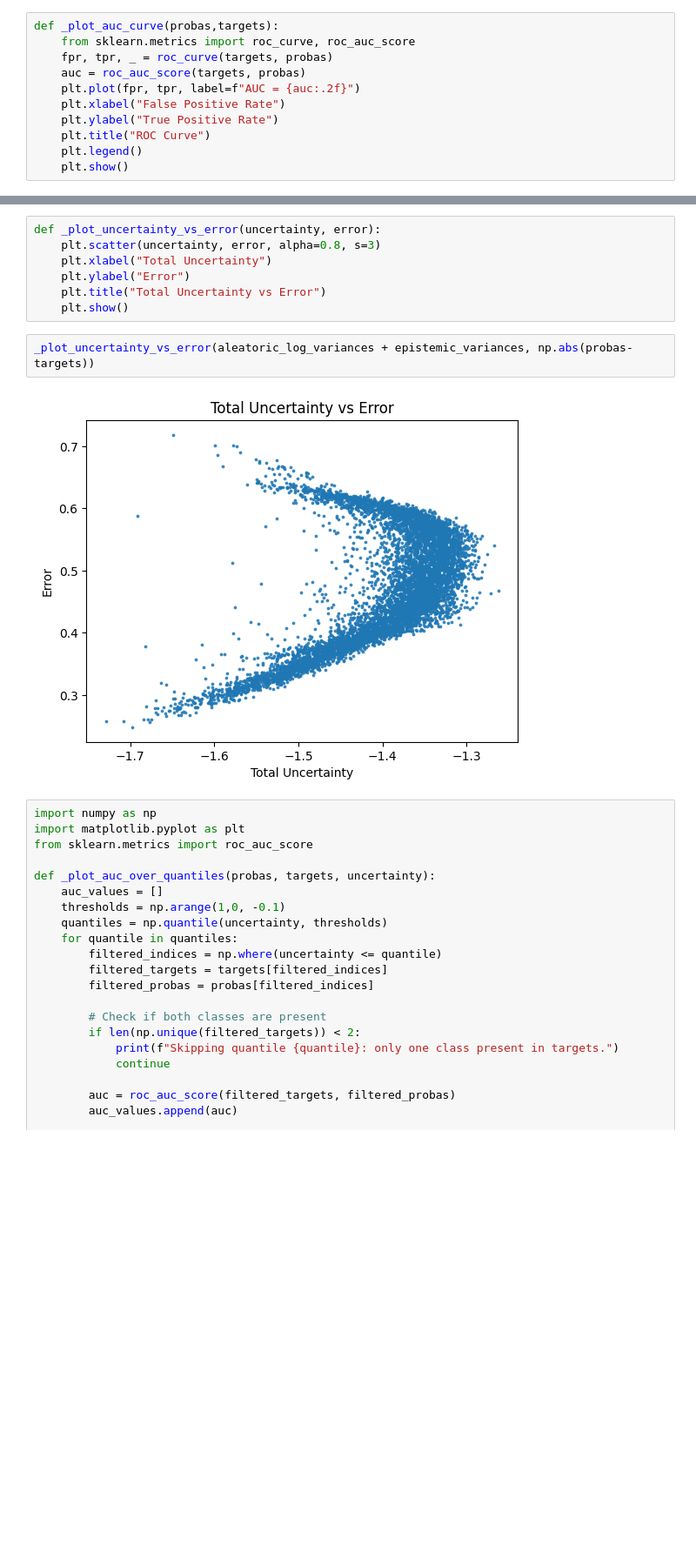
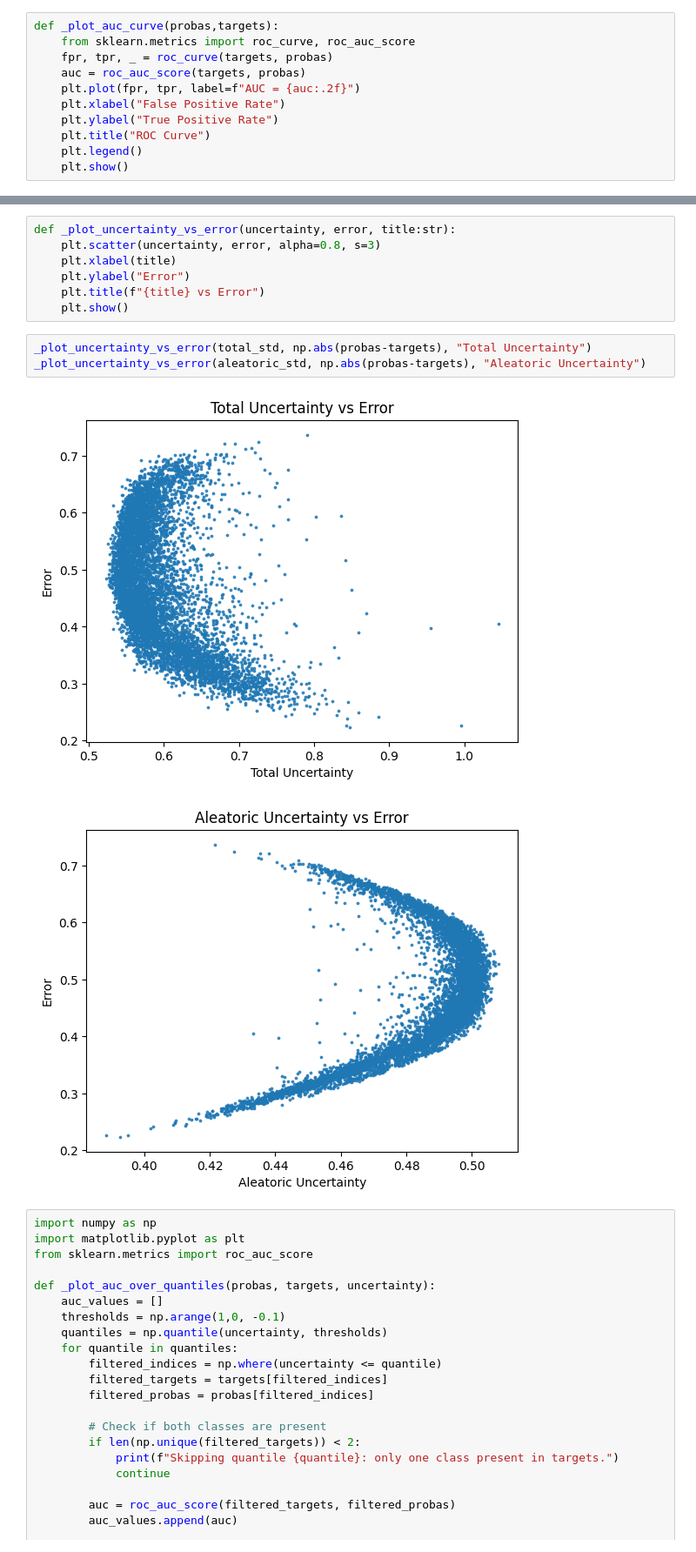
Before and after one commit to JonahNiklas/Pre-project-transformer, a Jupyter notebook: p2p_lending/visualize_resutls.ipynb, the cells around one changed output, grey strips where cells are left out. Shown: that part at 87% size. Drawn from its saved outputs; the diff is of its cells as text; blank space fills up the shorter version.

```diff
--- a/p2p_lending/visualize_resutls.ipynb
+++ b/p2p_lending/visualize_resutls.ipynb
@@ -44,14 +55,16 @@ _plot_auc_curve(probas,targets)
 # %%
-def _plot_uncertainty_vs_error(uncertainty, error):
+def _plot_uncertainty_vs_error(uncertainty, error, title:str):
     plt.scatter(uncertainty, error, alpha=0.8, s=3)
-    plt.xlabel("Total Uncertainty")
+    plt.xlabel(title)
     plt.ylabel("Error")
-    plt.title("Total Uncertainty vs Error")
+    plt.title(f"{title} vs Error")
     plt.show()
-# %%
-_plot_uncertainty_vs_error(aleatoric_log_variances + epistemic_variances, np.abs(probas-targets))
-# %% [output]
-[figure, removed]
+# %%
+_plot_uncertainty_vs_error(total_std, np.abs(probas-targets), "Total Uncertainty")
+_plot_uncertainty_vs_error(aleatoric_std, np.abs(probas-targets), "Aleatoric Uncertainty")
+# %% [output]
+[figure, added]
+[figure, added]
 # %%
 import numpy as np
 import matplotlib.pyplot as plt
```
Also changed, not shown: parts of 6 cells of this notebook, 5 other files.
